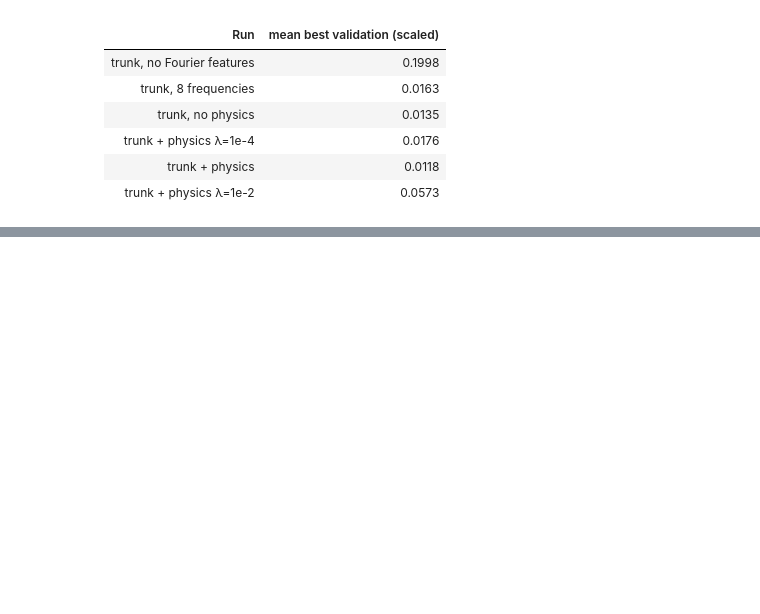
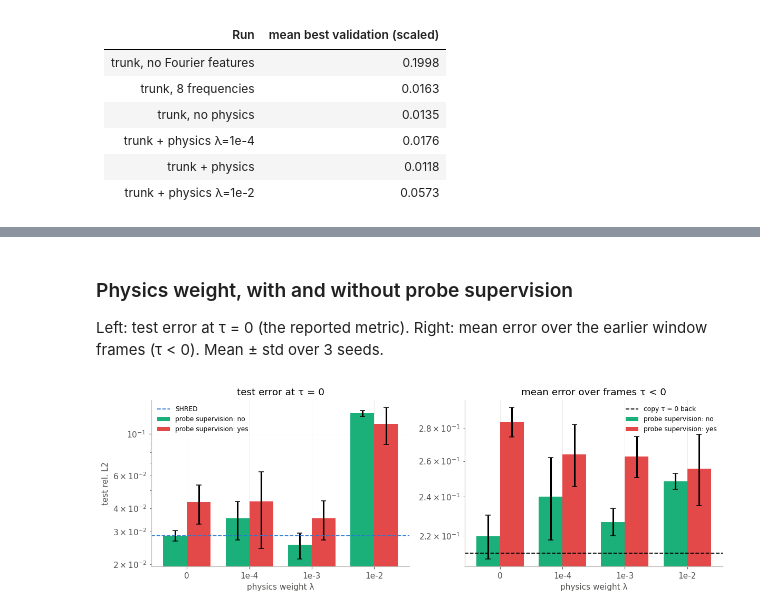
Before and after one commit to KJMvanderHorst/shred_code, a Jupyter notebook: notebooks/trunk_shred_wave.ipynb, the cells around one changed output, grey strips where cells are left out. Drawn from its saved outputs; the diff is of its cells as text; code cells hidden in the pictures; blank space fills up the shorter version.

```diff
--- a/notebooks/trunk_shred_wave.ipynb
+++ b/notebooks/trunk_shred_wave.ipynb
@@ -343,0 +450,24 @@ display(Markdown("\n".join(rows)))
+# %% [markdown]
+### Physics weight, with and without probe supervision
+
+Left: test error at τ = 0 (the reported metric). Right: mean error over the earlier window frames (τ < 0).
+Mean ± std over 3 seeds.
+# %%
+fig, axes = plt.subplots(1, 2, figsize=(11, 3.8))
+xpos = np.arange(len(PAIRS))
+for k, (pr, col) in enumerate([("no", "#1baf7a"), ("yes", "#e34948")]):
+    runs = [a if pr == "no" else b for _, a, b in PAIRS]
+    te = np.array([[results[(r, s)]["metrics"]["clean"]["err"] for s in SEEDS] for r in runs])
+    we = np.array([FRAMES[r][:, :-1].mean(1) for r in runs])
+    for ax, vals in zip(axes, (te, we)):
+        ax.bar(xpos + (k - 0.5) * 0.38, vals.mean(1), 0.38, yerr=vals.std(1), capsize=3, color=col,
+               label=f"probe supervision: {pr}")
+axes[0].axhline(err("shred__clean")[0], color=gp.method_color("shred__clean"), ls="--", lw=1.2, label="SHRED")
+axes[1].axhline(copy[:, :-1].mean(), color="black", ls="--", lw=1.2, label="copy τ = 0 back")
+for ax, t in zip(axes, ("test error at τ = 0", "mean error over frames τ < 0")):
+    ax.set(xticks=xpos, xticklabels=[lam for lam, _, _ in PAIRS], xlabel="physics weight λ", title=t, yscale="log")
+    ax.legend(frameon=False, fontsize=8)
+axes[0].set_ylabel("test rel. L2")
+fig.tight_layout(); gp.save(fig, ROOT, "probes_lambda"); plt.show()
+# %% [output]
+[figure, added]
```
Also changed, not shown: parts of 11 cells of this notebook, 12 other files.
